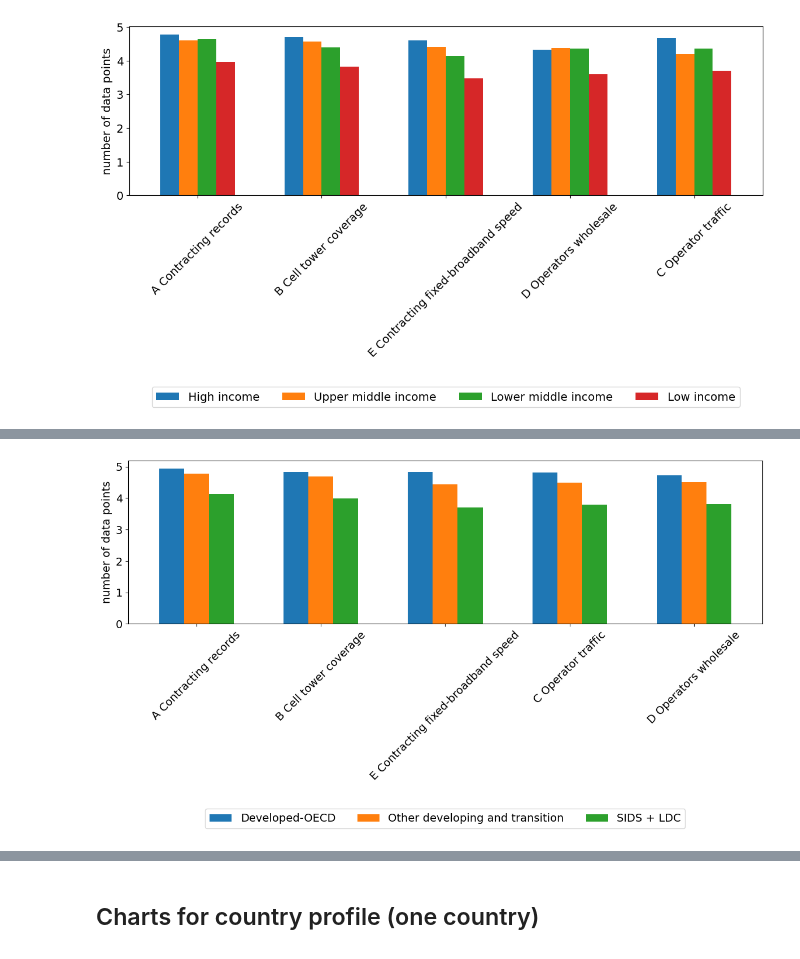
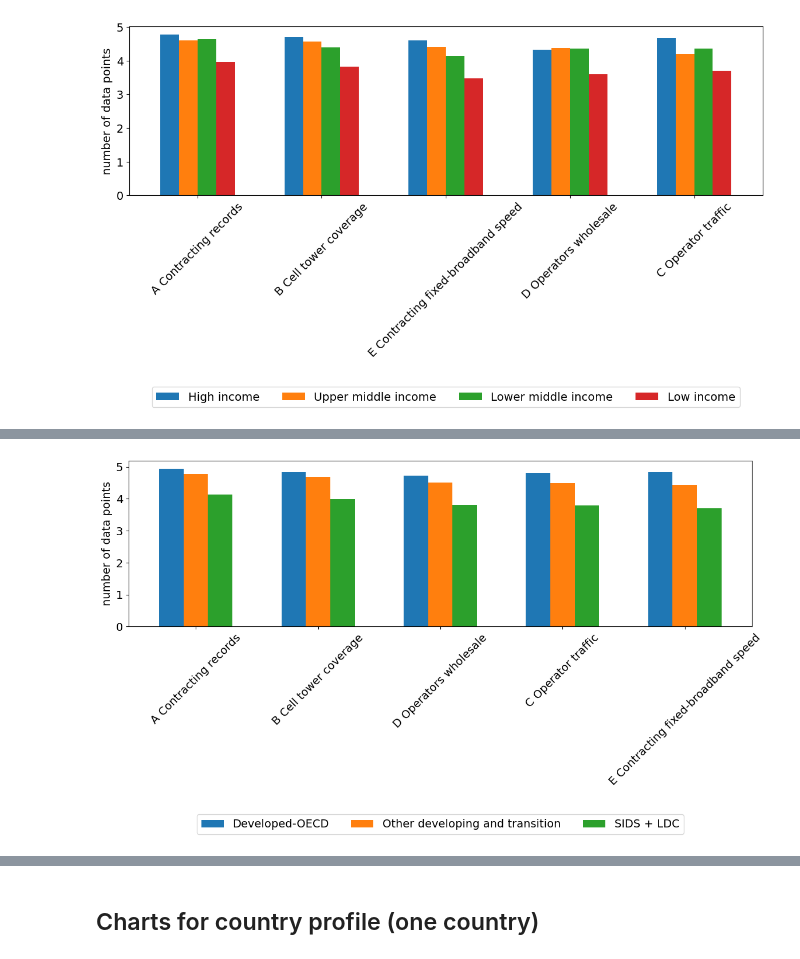
Before and after one commit to dianakorka/statistical_capacity, a Jupyter notebook: WTI_capacity_index.ipynb, the cells around one changed output, grey strips where cells are left out. Saved outputs shown, nothing was run; the diff lists cells and outputs as text; code cells hidden in the pictures.

```diff
--- a/WTI_capacity_index.ipynb
+++ b/WTI_capacity_index.ipynb
@@ -1326,36 +1538,36 @@ pivoted_group[['new_group','B. Cell_tower_coverage_5Y',
        'A. Contracting_records_5Y', 'C. Operator_traffic_5Y',
        'D. Operators_wholesale_5Y', 'E. Contracting_fixed_broadband_speed_5Y'
  ]].rename(columns=rename_dict).groupby('new_group').mean(numeric_only=True).T.sort_values(
-     by='Developed-OECD', ascending=False)[custom_order].plot(kind='bar',
+     by='Other developing and transition', ascending=False)[custom_order].plot(kind='bar',
                                                 figsize=(12, 6),
                                                 width=0.6)
 #plt.title('Average number of data points per indicator in the past 5 years (2020-2024)')
 plt.xlabel('')
 plt.ylabel('number of data points', fontsize=14)
 plt.xticks(rotation=45, fontsize=14)
 plt.yticks(fontsize=14)
 #plt.legend(title='', bbox_to_anchor=(1.05, 1), loc='upper left')
 #plt.legend(title='', loc='upper center', bbox_to_anchor=(0.5, -0.2), ncol=1) # places legend bottom
 
 # adjust bottom margin to make space for legend
 plt.subplots_adjust(bottom=0.7)  # increase bottom space
 
 # Step 1: Get current handles and labels
 handles, labels = plt.gca().get_legend_handles_labels()
 
 # Step 2: Create a dict for easy lookup
 label_to_handle = dict(zip(labels, handles))
 
 # Step 3: Reconstruct the legend using custom order
 plt.legend(
     [label_to_handle[label] for label in custom_order],
     custom_order,
     loc='upper center',
     bbox_to_anchor=(0.5, -1.1),
     ncol=4,
     fontsize=14
 )
 plt.tight_layout()
 plt.show()
 # %% [output]
-[figure, old version]
+[figure, new version]
```
Also changed, not shown: parts of 14 cells of this notebook.
